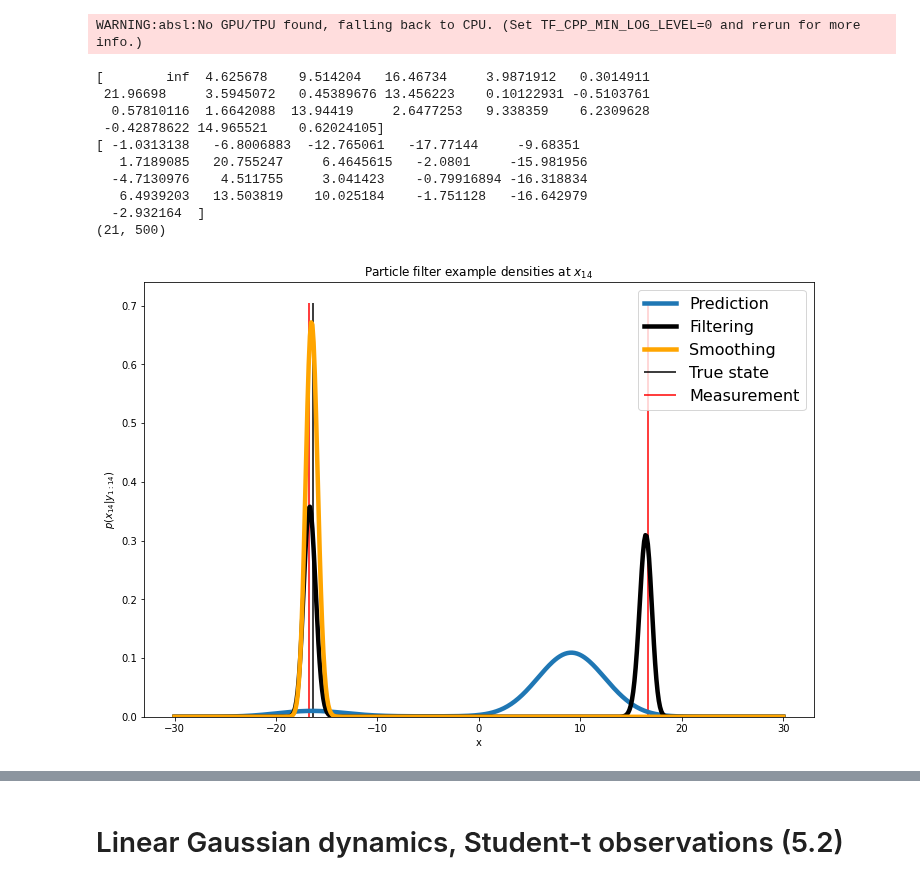
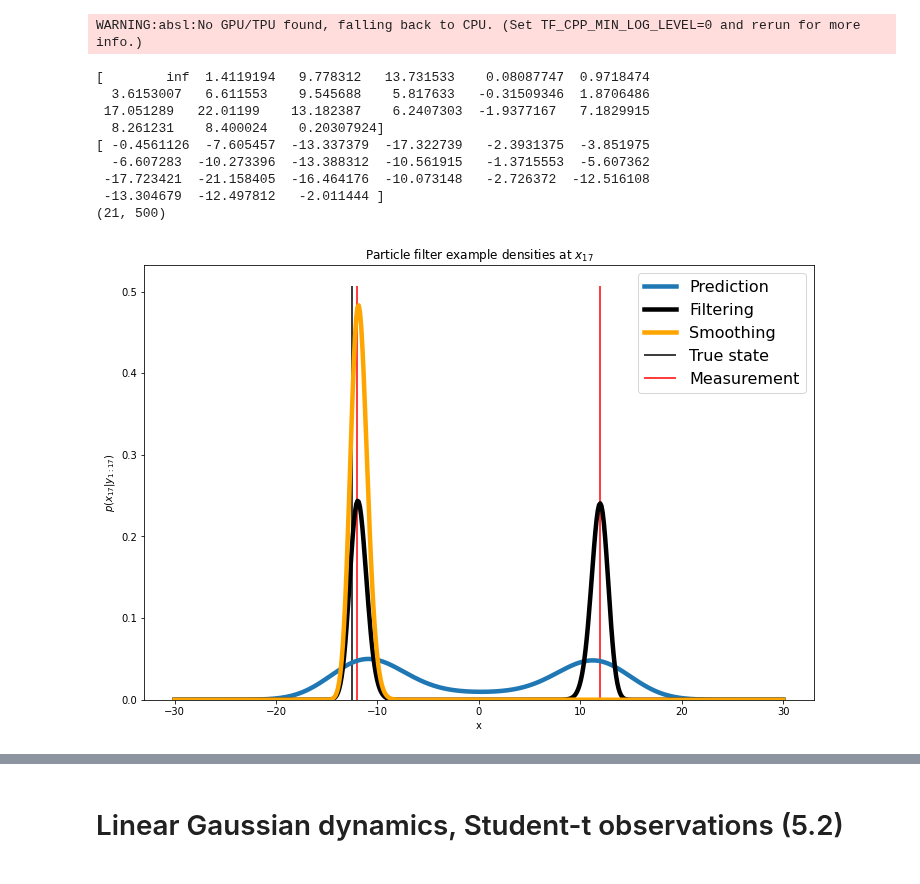
Before and after one commit to probml/probml-notebooks, a Jupyter notebook: notebooks/discretized_ssm.ipynb, the cells around one changed output, grey strips where cells are left out. Drawn from its saved outputs; the diff is of its cells as text; code cells hidden in the pictures.

Commit message:
correct p_filter, p_pred, p_smooth from point_mass_density, change rng_keys

```diff
--- a/notebooks/discretized_ssm.ipynb
+++ b/notebooks/discretized_ssm.ipynb
@@ -61,8 +61,8 @@ def generate_y(
 
 
 def x_pdf(x_new, x, k, v_pdf, f):
-    v = x_new - f(x=x, v=0, k=k)
-    return v_pdf(x - v)
+    v = f(x=x, v=0, k=k)
+    return v_pdf(x_new - v)
 
 
 def y_likelihood(y, x, e_pdf, h):
@@ -110,18 +110,19 @@ def point_mass_density(
 
     p_smooth_max_iter = jnp.array(p_filter[max_iter].copy())
 
-    def get_next_smooth_density(p_smooth_prev, k, X, p_filter):
+    def get_next_smooth_density(p_smooth_prev, k, X, p_filter, p_pred):
         # p(xk, xk-1 | y(1:k-1))
-        px = x_pdf(k=k, x_new=X.T, x=X, v_pdf=v_pdf, f=f)
-        px = px * p_smooth_prev.T / p_pred[k + 1, :].T
+        px = x_pdf(k=k, x_new=X, x=X.T, v_pdf=v_pdf, f=f)
+        px = px * p_smooth_prev / p_pred[k + 1, :]
+        px = jnp.nan_to_num(px)
 
         p_smooth_k = jnp.sum(px, axis=1)  # marginalize
-        p_smooth_k = p_smooth_k * p_filter[k, :]  # multiply p(xk|yk)
-        p_smooth_k = p_smooth_k / jnp.sum(p_smooth_k)
+        p_smooth_k *= p_filter[k, :]  # multiply p(xk|yk)
+        p_smooth_k /= jnp.sum(p_smooth_k)
         return p_smooth_k, p_smooth_k
 
     get_next_smooth_density_func = functools.partial(
-        get_next_smooth_density, X=X, p_filter=p_filter
+        get_next_smooth_density, X=X, p_filter=p_filter, p_pred=p_pred,
     )
     _, p_smooth = lax.scan(
         get_next_smooth_density_func,
@@ -264,8 +265,8 @@ def plot_line(
             label='smoothed mean',
         )
     plt.legend()
-    plt.title('States versus k')
-    plt.xlabel('k')
+    plt.title('States versus time')
+    plt.xlabel('time')
     plt.ylabel('value')
     plt.xticks(range(max_iter+1))
 
@@ -348,14 +349,13 @@ def the_particle_filter_example(
       grid_maxval=30,
       num_grid_points=500,
       max_iter=20,
-      iter_=14,
-      plot_all_densities=False):
+      iter_=14):
     # generate data points and densities
     x_grid, x_true, y = experiment_setup(
         rng_key=rng_key, grid_minval=grid_minval, grid_maxval=grid_maxval,
         num_grid_points=num_grid_points, x0_rvs=x0_rvs1, v_rvs=v_rvs1,
         e_rvs=e_rvs1, f=state_trans_func1, h=measure_func1,
-        max_iter=max_iter, plot_xy=False,
+        max_iter=max_iter,
     )
 
     p_filter, p_pred, p_smooth = point_mass_density(
@@ -366,12 +366,12 @@ def the_particle_filter_example(
 
     return x_grid, x_true, y, p_filter, p_pred, p_smooth
 # %%
-rng_key=random.PRNGKey(4)
+rng_key=random.PRNGKey(8)
 grid_minval=-30
 grid_maxval=30
 num_grid_points=500
 max_iter=20
-iter_=14
+iter_=17
 x_grid, x_true, y, p_filter, p_pred, p_smooth = the_particle_filter_example(
     rng_key=rng_key,
     grid_minval=grid_minval,
@@ -385,26 +385,25 @@ print(y)
 print(x_true)
 print(p_filter.shape)
 # %% [output]
-[        inf  4.625678    9.514204   16.46734     3.9871912   0.3014911
- 21.96698     3.5945072   0.45389676 13.456223    0.10122931 -0.5103761
-  0.57810116  1.6642088  13.94419     2.6477253   9.338359    6.2309628
- -0.42878622 14.965521    0.62024105]
-[ -1.0313138   -6.8006883  -12.765061   -17.77144     -9.68351
-   1.7189085   20.755247     6.4645615   -2.0801     -15.981956
-  -4.7130976    4.511755     3.041423    -0.79916894 -16.318834
-   6.4939203   13.503819    10.025184    -1.751128   -16.642979
-  -2.932164  ]
+[        inf  1.4119194   9.778312   13.731533    0.08087747  0.9718474
+  3.6153007   6.611553    9.545688    5.817633   -0.31509346  1.8706486
+ 17.051289   22.01199    13.182387    6.2407303  -1.9377167   7.1829915
+  8.261231    8.400024    0.20307924]
+[ -0.4561126  -7.605457  -13.337379  -17.322739   -2.3931375  -3.851975
+  -6.607283  -10.273396  -13.388312  -10.561915   -1.3715553  -5.607362
+ -17.723421  -21.158405  -16.464176  -10.073148   -2.726372  -12.516108
+ -13.304679  -12.497812   -2.011444 ]
 (21, 500)
 # %%
 # plot the kth density
 plot_density(
     x_true, y, inv_measure_func1,
     x_grid, p_pred, p_filter,
-    p_smooth, k=iter_, legend=True,
+    p_smooth, k=17, legend=True,
     ax=None, title=f"Particle filter example densities at $x_{{{iter_}}}$",
 )
 # %% [output]
-[figure, old version]
+[figure, new version]
 # %%
 # filtered mean E[x(k) | y(1:k)]
 mean_x_filter = mean_point_mass(x_grid, p_filter)
```
Also changed, not shown: parts of 12 cells of this notebook.
